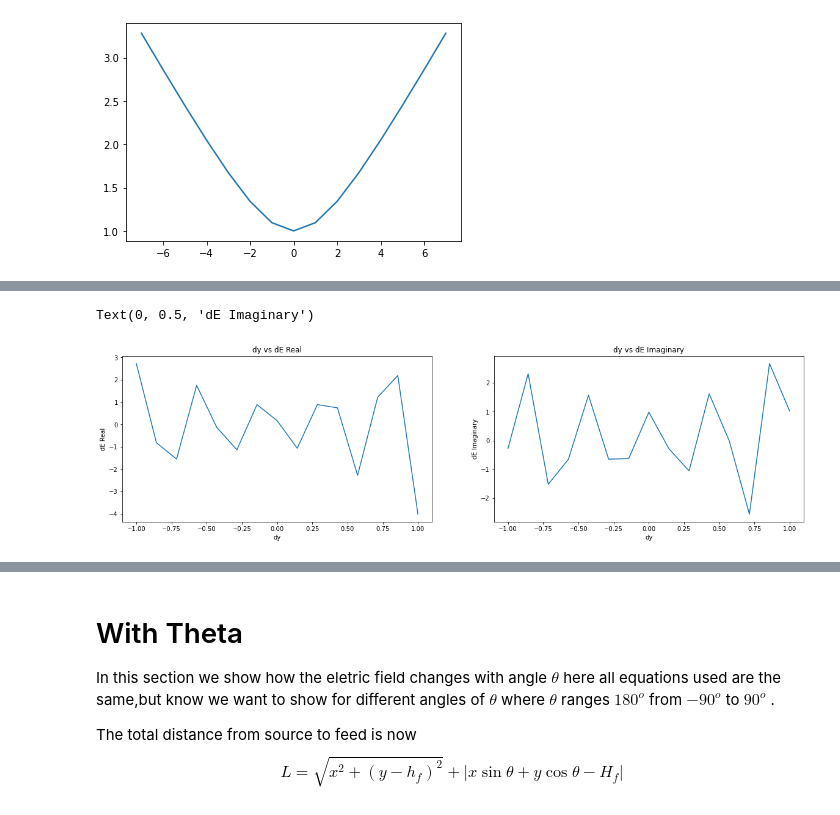
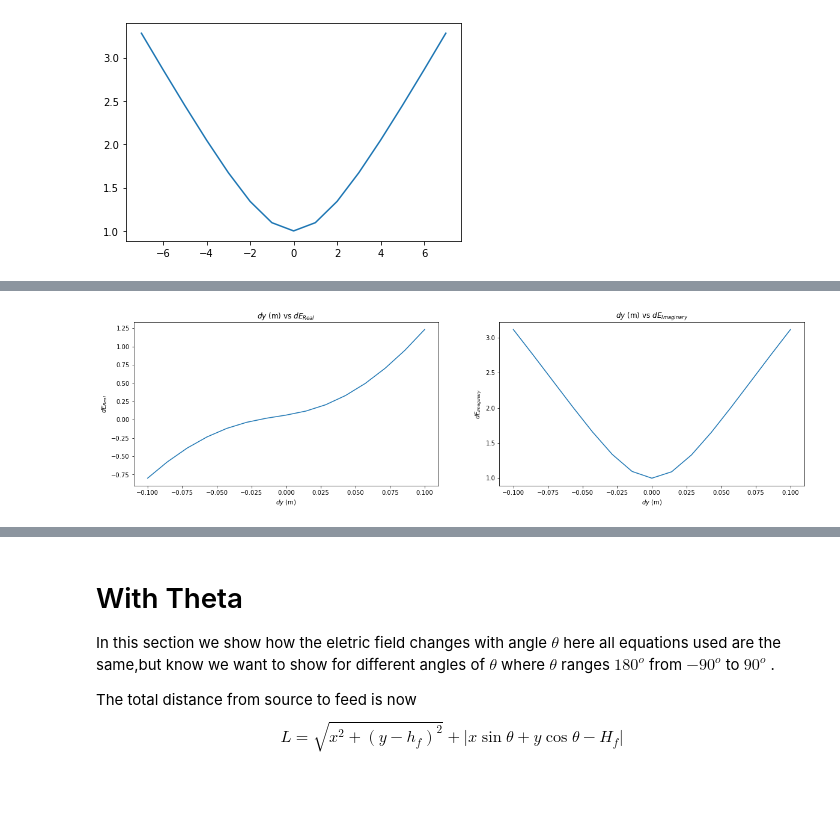
Before and after one commit to BrandonMaskell/B-Maskell-Research, a Jupyter notebook: Phys Project-checkpoint.ipynb, the cells around one changed output, grey strips where cells are left out. Drawn from its saved outputs; the diff is of its cells as text; code cells hidden in the pictures.

```diff
--- a/Phys Project-checkpoint.ipynb
+++ b/Phys Project-checkpoint.ipynb
@@ -19,7 +19,7 @@ import scipy.integrate as integrate
 # %%
 #Functions of the equations
 D = 14.    # Diameter of dish in meters
-wavelen = 0.21 # 21 cm in meters Frequncy range 100MHz to 200MHz, make an array for lambda
+wavelen = 2. # frequency of 150Mhz in metres
 e = math.e   # eulers number
 dx = 0.
 dy=0.
@@ -127,22 +127,22 @@ The graphs above show the change in the electric field at the antenna feed as a
 # %%
-ydev=np.linspace(-1,1,15)  #DEviation in cm
+ydev=np.linspace(-0.1,0.1,15)  #DEviation in m of 10 cm both sides
 dy = ydev
 dx = 0.
 # %%
 plt.subplots(figsize=(20, 5))
 
 plt.subplot(1,2,1)
 plt.plot(dy,dEreal(x, h_feed,wavelen,D,dx,dy))
-plt.title('dy vs dE Real')
-plt.xlabel('dy')
-plt.ylabel('dE Real')
+plt.title('$dy$ (m) vs $dE_{Real}$')
+plt.xlabel('$dy$ (m)')
+plt.ylabel('$dE_{Real}$')
 
 plt.subplot(1,2,2)
 plt.plot(dy,dEimg(x, h_feed,wavelen,D,dx,dy))
-plt.title('dy vs dE Imaginary')
-plt.xlabel('dy')
-plt.ylabel('dE Imaginary')
+plt.title('$dy$ (m) vs $dE_{Imaginary}$')
+plt.xlabel('$dy$ (m)')
+plt.ylabel('$dE_{Imaginary}$')
+#plt.savefig('dy_vs_dE.jpg')
 # %% [output]
-Text(0, 0.5, 'dE Imaginary')
-[figure, old version]
+[figure, new version]
 # %% [markdown]
```
Also changed, not shown: parts of 33 cells of this notebook.
